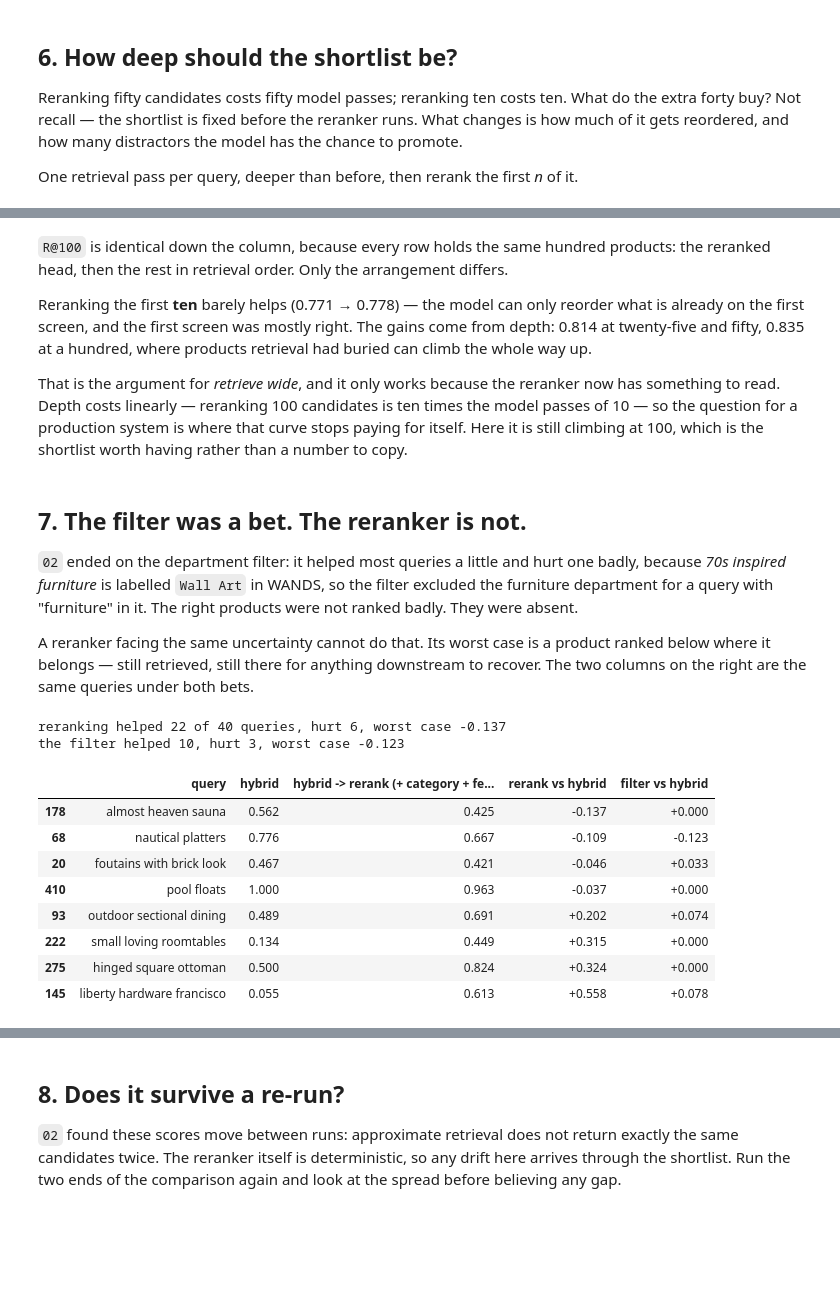
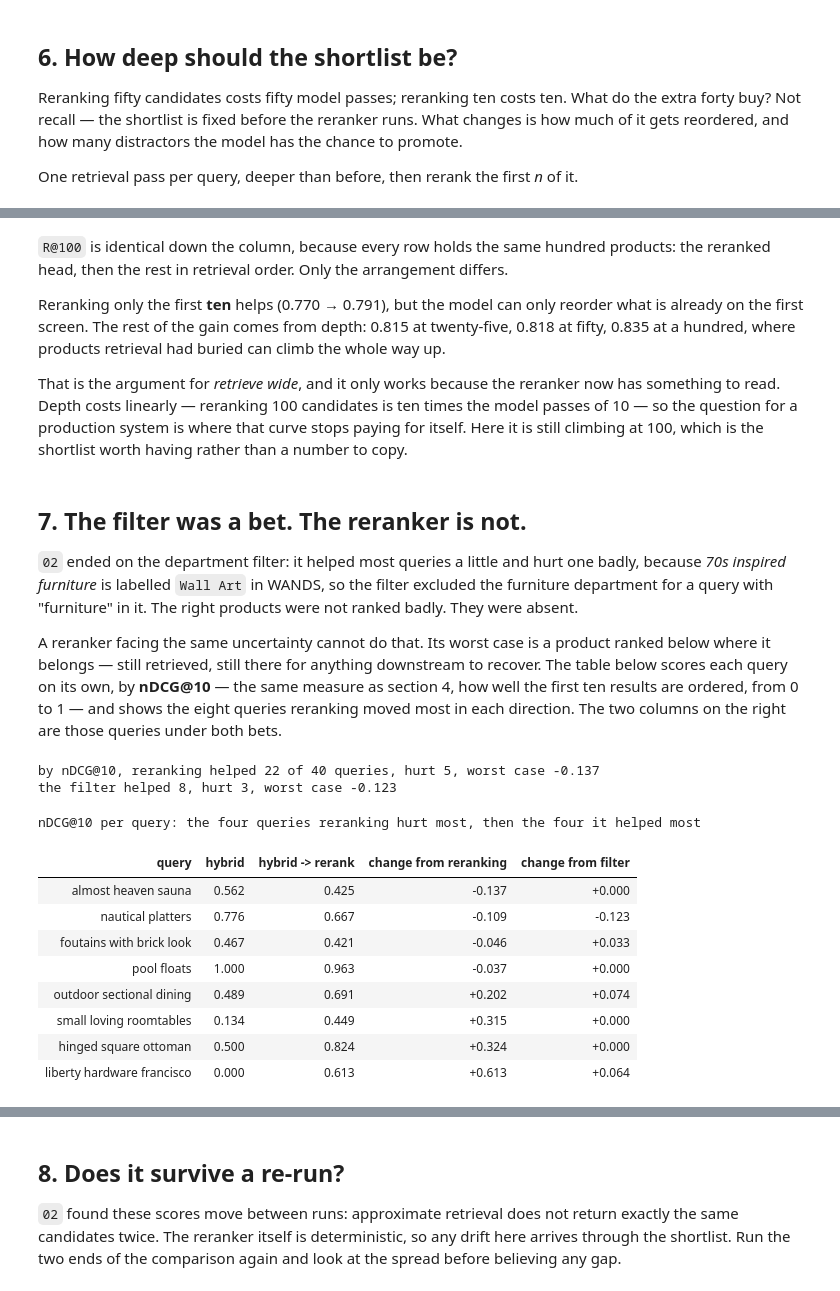
Before and after one commit to omnifroodle/couchbase_notebooks, a Jupyter notebook: notebooks/retrieval/03_retrieve_wide_rerank_narrow.ipynb, the cells around one changed output, grey strips where cells are left out. Drawn from its saved outputs; the diff is of its cells as text; code cells hidden in the pictures; blank space fills up the shorter version.

```diff
--- a/notebooks/retrieval/03_retrieve_wide_rerank_narrow.ipynb
+++ b/notebooks/retrieval/03_retrieve_wide_rerank_narrow.ipynb
@@ -413,10 +413,9 @@ compare(sweep_runs, qrels, measures=["nDCG@10", "RR", "R@100"]).style.format("{:
 `R@100` is identical down the column, because every row holds the same hundred products: the
 reranked head, then the rest in retrieval order. Only the arrangement differs.
 
-Reranking the first **ten** barely helps (0.771 → 0.778) — the model can only reorder what is
-already on the first screen, and the first screen was mostly right. The gains come from depth:
-0.814 at twenty-five and fifty, 0.835 at a hundred, where products retrieval had buried can
-climb the whole way up.
+Reranking only the first **ten** helps (0.770 → 0.791), but the model can only reorder what is
+already on the first screen. The rest of the gain comes from depth: 0.815 at twenty-five, 0.818
+at fifty, 0.835 at a hundred, where products retrieval had buried can climb the whole way up.
 
 That is the argument for *retrieve wide*, and it only works because the reranker now has
 something to read. Depth costs linearly — reranking 100 candidates is ten times the model passes
@@ -431,43 +430,50 @@ department for a query with "furniture" in it. The right products were not ranke
 were absent.
 
 A reranker facing the same uncertainty cannot do that. Its worst case is a product ranked below
-where it belongs — still retrieved, still there for anything downstream to recover. The two
-columns on the right are the same queries under both bets.
+where it belongs — still retrieved, still there for anything downstream to recover. The table
+below scores each query on its own, by **nDCG@10** — the same measure as section 4, how well
+the first ten results are ordered, from 0 to 1 — and shows the eight queries reranking moved
+most in each direction. The two columns on the right are those queries under both bets.
 # %%
-# Compare, query by query, what reranking and filtering each changed.
+# Compare, query by query, how reranking and filtering each changed nDCG@10.
 from cbnb.eval import score_per_query
 
 keep = {"hybrid", "hybrid + department filter", "hybrid -> rerank (+ category + features)"}
 per_query = pd.DataFrame({run.name: score_per_query(run, qrels, "nDCG@10")
                           for run in runs if run.name in keep})
 per_query["rerank vs hybrid"] = per_query["hybrid -> rerank (+ category + features)"] - per_query["hybrid"]
 per_query["filter vs hybrid"] = per_query["hybrid + department filter"] - per_query["hybrid"]
 per_query = per_query.join(evalset.queries.set_index(evalset.queries.query_id.astype(str))["query"])
 
-print(f"reranking helped {(per_query['rerank vs hybrid'] > 0).sum()} of {len(per_query)} queries, "
+print(f"by nDCG@10, reranking helped {(per_query['rerank vs hybrid'] > 0).sum()} of {len(per_query)} queries, "
       f"hurt {(per_query['rerank vs hybrid'] < 0).sum()}, "
       f"worst case {per_query['rerank vs hybrid'].min():+.3f}")
 print(f"the filter helped {(per_query['filter vs hybrid'] > 0).sum()}, "
       f"hurt {(per_query['filter vs hybrid'] < 0).sum()}, "
       f"worst case {per_query['filter vs hybrid'].min():+.3f}")
 
 extremes = per_query.sort_values("rerank vs hybrid")
-columns = ["query", "hybrid", "hybrid -> rerank (+ category + features)",
-           "rerank vs hybrid", "filter vs hybrid"]
-pd.concat([extremes.head(4), extremes.tail(4)])[columns].style.format(
-    {"hybrid": "{:.3f}", "hybrid -> rerank (+ category + features)": "{:.3f}",
-     "rerank vs hybrid": "{:+.3f}", "filter vs hybrid": "{:+.3f}"}
-)
+columns = {"query": "query",
+           "hybrid": "hybrid",
+           "hybrid -> rerank (+ category + features)": "hybrid -> rerank",
+           "rerank vs hybrid": "change from reranking",
+           "filter vs hybrid": "change from filter"}
+(pd.concat([extremes.head(4), extremes.tail(4)])[list(columns)].rename(columns=columns)
+ .style.format({"hybrid": "{:.3f}", "hybrid -> rerank": "{:.3f}",
+                "change from reranking": "{:+.3f}", "change from filter": "{:+.3f}"})
+ .hide(axis="index")
+ .set_caption("nDCG@10 per query: the four queries reranking hurt most, then the four it helped most"))
 # %% [output]
-reranking helped 22 of 40 queries, hurt 6, worst case -0.137
-the filter helped 10, hurt 3, worst case -0.123
+by nDCG@10, reranking helped 22 of 40 queries, hurt 5, worst case -0.137
+the filter helped 8, hurt 3, worst case -0.123
+nDCG@10 per query: the four queries reranking hurt most, then the four it helped most
-|  | query | hybrid | hybrid -> rerank (+ category + fe... | rerank vs hybrid | filter vs hybrid |
-| 178 | almost heaven sauna | 0.562 | 0.425 | -0.137 | +0.000 |
-| 68 | nautical platters | 0.776 | 0.667 | -0.109 | -0.123 |
-| 20 | foutains with brick look | 0.467 | 0.421 | -0.046 | +0.033 |
-| 410 | pool floats | 1.000 | 0.963 | -0.037 | +0.000 |
-| 93 | outdoor sectional dining | 0.489 | 0.691 | +0.202 | +0.074 |
-| 222 | small loving roomtables | 0.134 | 0.449 | +0.315 | +0.000 |
-| 275 | hinged square ottoman | 0.500 | 0.824 | +0.324 | +0.000 |
-| 145 | liberty hardware francisco | 0.055 | 0.613 | +0.558 | +0.078 |
+| query | hybrid | hybrid -> rerank | change from reranking | change from filter |
+| almost heaven sauna | 0.562 | 0.425 | -0.137 | +0.000 |
+| nautical platters | 0.776 | 0.667 | -0.109 | -0.123 |
+| foutains with brick look | 0.467 | 0.421 | -0.046 | +0.033 |
+| pool floats | 1.000 | 0.963 | -0.037 | +0.000 |
+| outdoor sectional dining | 0.489 | 0.691 | +0.202 | +0.074 |
+| small loving roomtables | 0.134 | 0.449 | +0.315 | +0.000 |
+| hinged square ottoman | 0.500 | 0.824 | +0.324 | +0.000 |
+| liberty hardware francisco | 0.000 | 0.613 | +0.613 | +0.064 |
 # %% [markdown]
```
Also changed, not shown: parts of 9 cells of this notebook, 1 other file.
